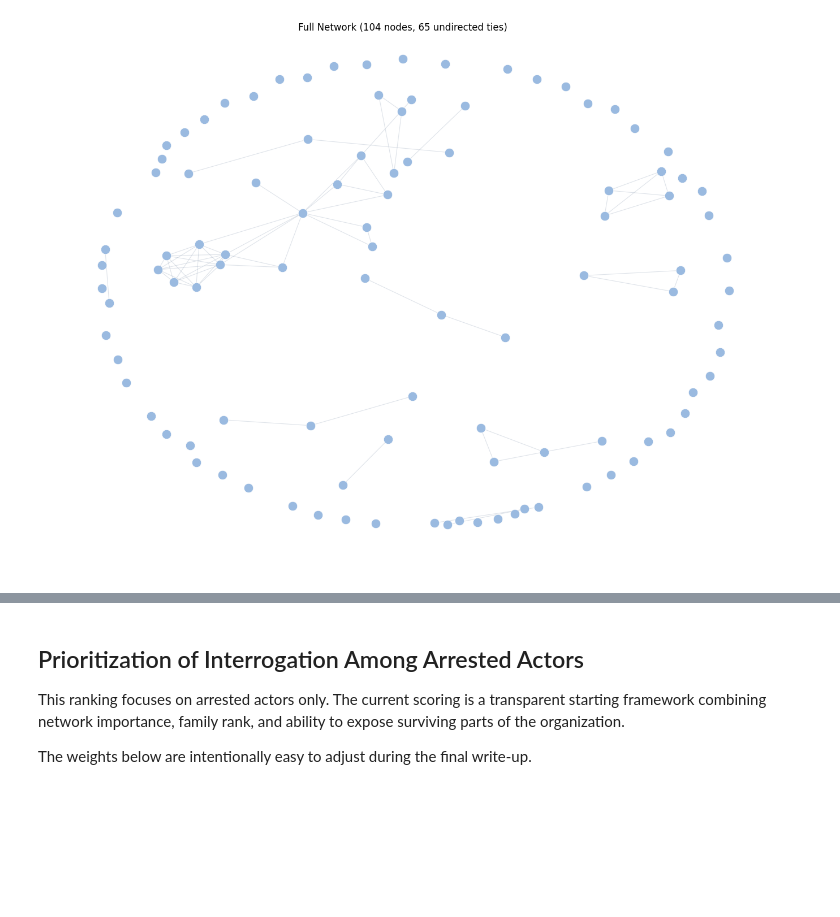
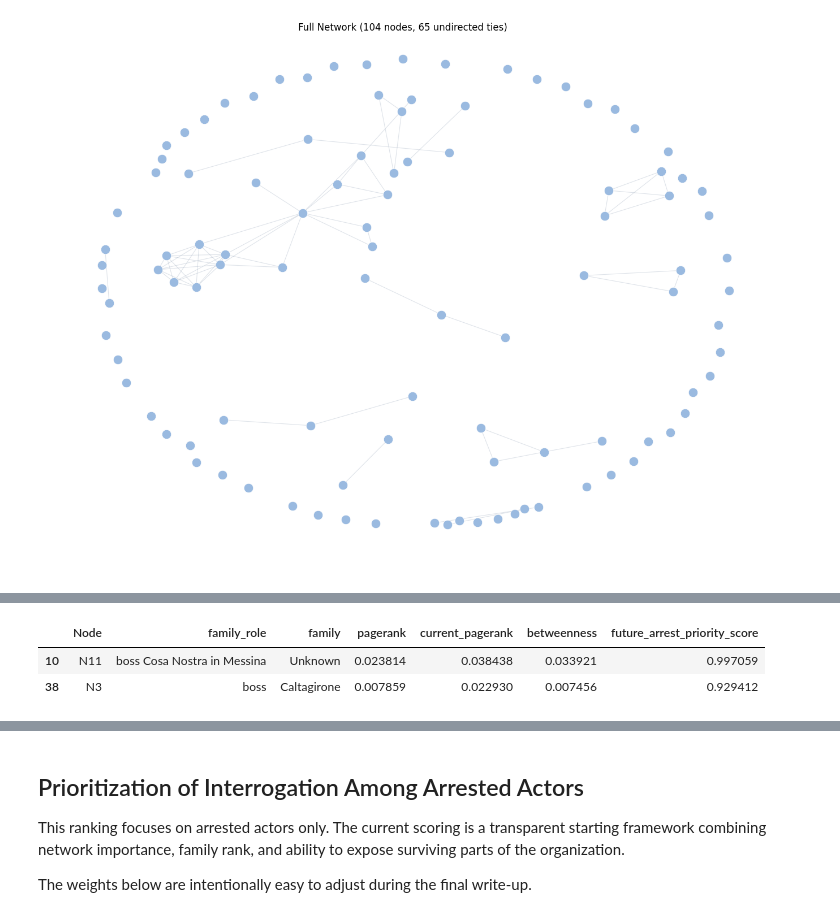
Before and after one commit to ignaciovadillos/The-Sicilian-Mafia---Network-Analysis, a Jupyter notebook: src/full_network_analysis.ipynb, the cells around one changed output, grey strips where cells are left out. Drawn from its saved outputs; the diff is of its cells as text; code cells hidden in the pictures; blank space fills up the shorter version.

```diff
--- a/src/full_network_analysis.ipynb
+++ b/src/full_network_analysis.ipynb
@@ -714,0 +715,24 @@ print(type(disrupted_graph))
+# %%
+surviving_priority = current_status.loc[current_status['arrested'] == 0].copy()
+surviving_priority['current_pagerank'] = surviving_priority['current_pagerank'].fillna(0.0)
+surviving_priority['current_weighted_degree'] = surviving_priority['current_weighted_degree'].fillna(0.0)
+
+for column in ['pagerank', 'betweenness', 'current_pagerank', 'current_weighted_degree', 'role_priority_score']:
+    surviving_priority[f'{column}_pct'] = surviving_priority[column].rank(pct=True, method='average')
+
+surviving_priority['future_arrest_priority_score'] = (
+    0.25 * surviving_priority['pagerank_pct']
+    + 0.20 * surviving_priority['betweenness_pct']
+    + 0.25 * surviving_priority['current_pagerank_pct']
+    + 0.20 * surviving_priority['current_weighted_degree_pct']
+    + 0.10 * surviving_priority['role_priority_score_pct']
+)
+
+surviving_priority = surviving_priority.sort_values('future_arrest_priority_score', ascending=False)
+surviving_priority[
+    ['Node', 'family_role', 'family', 'pagerank', 'current_pagerank', 'betweenness', 'future_arrest_priority_score']
+].head(2)
+# %% [output]
+|  | Node | family_role | family | pagerank | current_pagerank | betweenness | future_arrest_priority_score |
+| 10 | N11 | boss Cosa Nostra in Messina | Unknown | 0.023814 | 0.038438 | 0.033921 | 0.997059 |
+| 38 | N3 | boss | Caltagirone | 0.007859 | 0.022930 | 0.007456 | 0.929412 |
```
Also changed, not shown: parts of 7 cells of this notebook, 1 other file.
